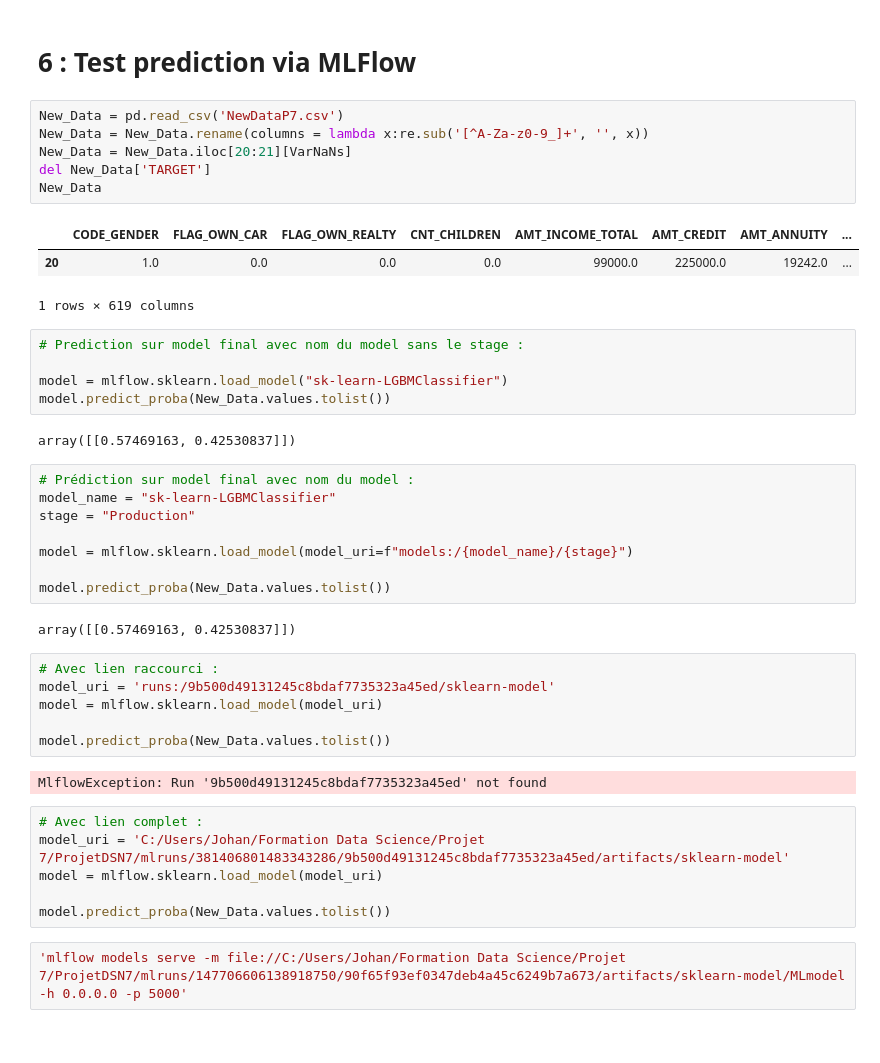
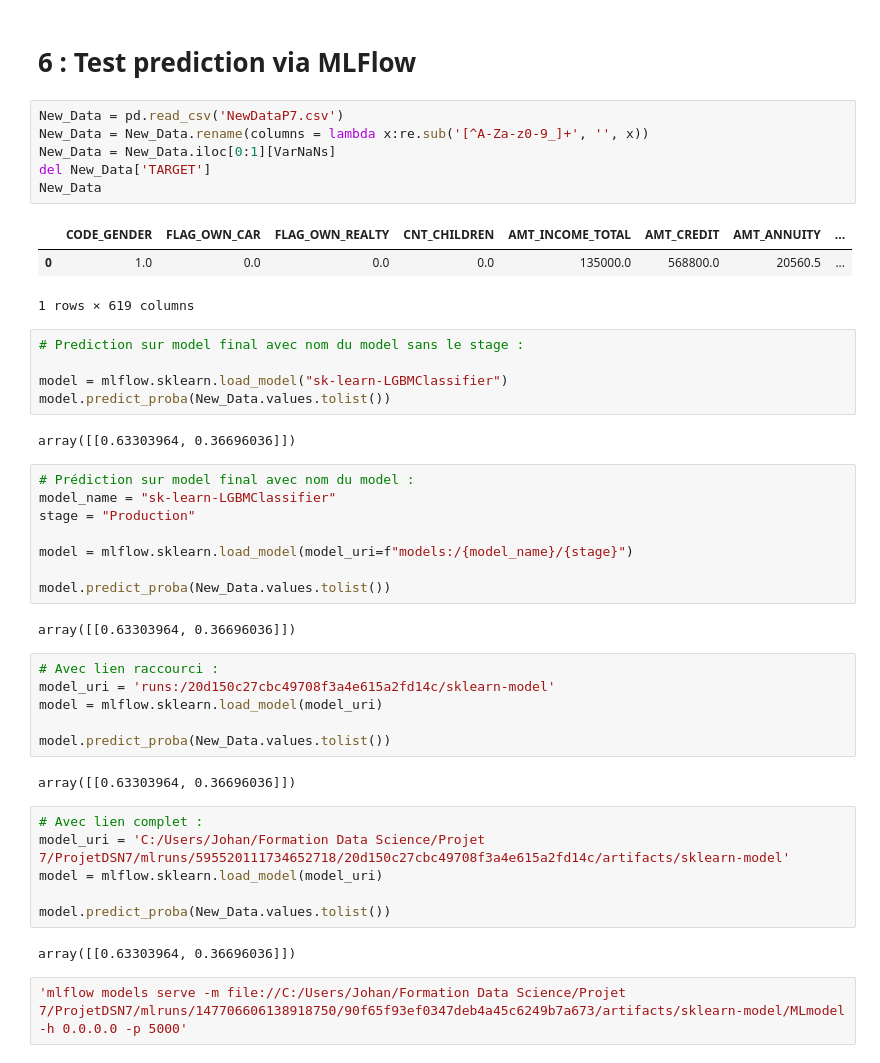
Before and after one commit to JohanRocheteau/Credit-Scoring-Model-Deployment-2023, a Jupyter notebook: MLP7-OptimisationModel.ipynb, the cells around one changed output. Cells and saved outputs as stored; diff of their text form.

```diff
--- a/MLP7-OptimisationModel.ipynb
+++ b/MLP7-OptimisationModel.ipynb
@@ -518,12 +527,12 @@ BestVariables = list(BestVariables.iloc[:100][1])
 # %%
 New_Data = pd.read_csv('NewDataP7.csv')
 New_Data = New_Data.rename(columns = lambda x:re.sub('[^A-Za-z0-9_]+', '', x))
-New_Data = New_Data.iloc[20:21][VarNaNs]
+New_Data = New_Data.iloc[0:1][VarNaNs]
 del New_Data['TARGET']
 New_Data
 # %% [output]
 |  | CODE_GENDER | FLAG_OWN_CAR | FLAG_OWN_REALTY | CNT_CHILDREN | AMT_INCOME_TOTAL | AMT_CREDIT | AMT_ANNUITY | ... |
-| 20 | 1.0 | 0.0 | 0.0 | 0.0 | 99000.0 | 225000.0 | 19242.0 | ... |
+| 0 | 1.0 | 0.0 | 0.0 | 0.0 | 135000.0 | 568800.0 | 20560.5 | ... |
 1 rows × 619 columns
 # %%
 # Prediction sur model final avec nom du model sans le stage :
@@ -531,7 +540,7 @@ New_Data
 model = mlflow.sklearn.load_model("sk-learn-LGBMClassifier")
 model.predict_proba(New_Data.values.tolist())
 # %% [output]
-array([[0.57469163, 0.42530837]])
+array([[0.63303964, 0.36696036]])
 # %%
 # Prédiction sur model final avec nom du model :
 model_name = "sk-learn-LGBMClassifier"
@@ -541,21 +550,23 @@ model = mlflow.sklearn.load_model(model_uri=f"models:/{model_name}/{stage}")
 
 model.predict_proba(New_Data.values.tolist())
 # %% [output]
-array([[0.57469163, 0.42530837]])
+array([[0.63303964, 0.36696036]])
 # %%
 # Avec lien raccourci :
-model_uri = 'runs:/9b500d49131245c8bdaf7735323a45ed/sklearn-model'
+model_uri = 'runs:/20d150c27cbc49708f3a4e615a2fd14c/sklearn-model'
 model = mlflow.sklearn.load_model(model_uri)
 
 model.predict_proba(New_Data.values.tolist())
 # %% [output]
-MlflowException: Run '9b500d49131245c8bdaf7735323a45ed' not found
+array([[0.63303964, 0.36696036]])
 # %%
 # Avec lien complet :
-model_uri = 'C:/Users/Johan/Formation Data Science/Projet 7/ProjetDSN7/mlruns/381406801483343286/9b500d49131245c8bdaf7735323a45ed/artifacts/sklearn-model'
+model_uri = 'C:/Users/Johan/Formation Data Science/Projet 7/ProjetDSN7/mlruns/595520111734652718/20d150c27cbc49708f3a4e615a2fd14c/artifacts/sklearn-model'
 model = mlflow.sklearn.load_model(model_uri)
 
 model.predict_proba(New_Data.values.tolist())
+# %% [output]
+array([[0.63303964, 0.36696036]])
 # %%
 'mlflow models serve -m file://C:/Users/Johan/Formation Data Science/Projet 7/ProjetDSN7/mlruns/147706606138918750/90f65f93ef0347deb4a45c6249b7a673/artifacts/sklearn-model/MLmodel -h 0.0.0.0 -p 5000'
 # %%
```
Also changed, not shown: parts of 3 cells of this notebook.
